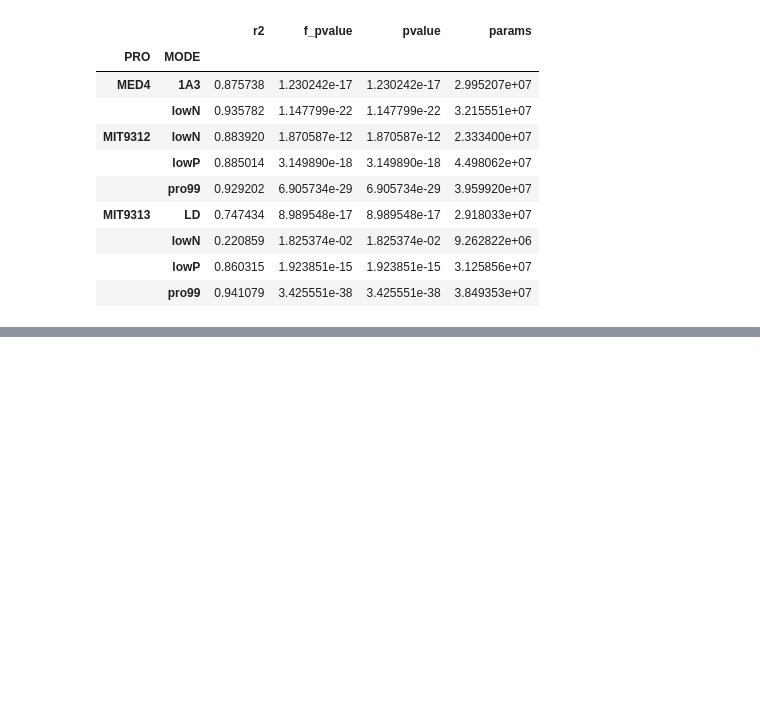
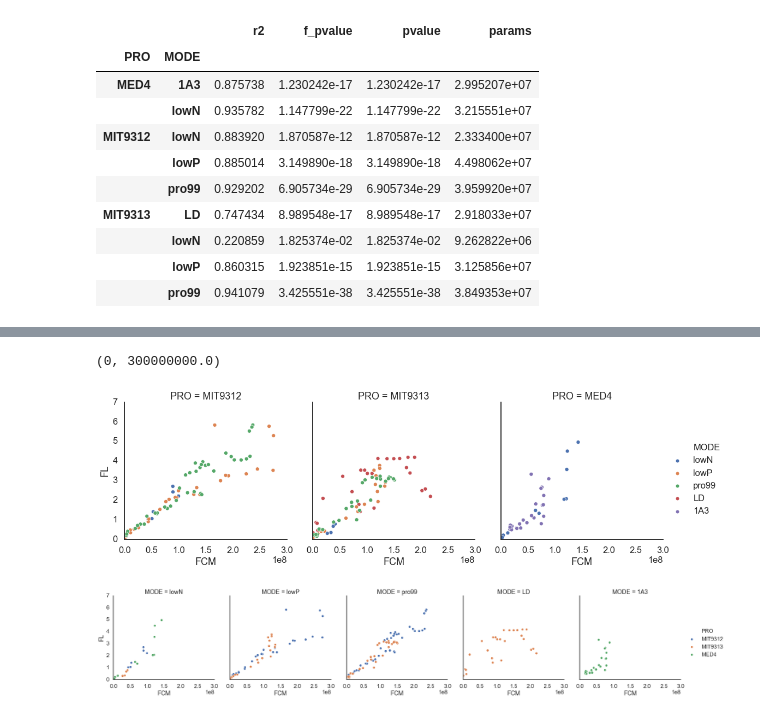
Before and after one commit to wosnat/ccpa, a Jupyter notebook: ccpa_fcm_fl.ipynb, the cells around one changed output, grey strips where cells are left out. Saved outputs shown, nothing was run; the diff lists cells and outputs as text; code cells hidden in the pictures; blank space fills up the shorter version.

```diff
--- a/ccpa_fcm_fl.ipynb
+++ b/ccpa_fcm_fl.ipynb
@@ -472,3 +477,10 @@ MIT9313  0.815836  5.447234e-62  5.447234e-62  3.195992e+07
 |  | lowN | 0.220859 | 1.825374e-02 | 1.825374e-02 | 9.262822e+06 |
 |  | lowP | 0.860315 | 1.923851e-15 | 1.923851e-15 | 3.125856e+07 |
 |  | pro99 | 0.941079 | 3.425551e-38 | 3.425551e-38 | 3.849353e+07 |
+# %%
+d = df.loc[df.METHOD == 'FL']
+def get_max_day(x):
+    maxidx = x['VALUE'].idxmax()
+    maxday = x.loc[maxidx]['day']
+    return maxday
+max_days = d.groupby('EXP').apply(get_max_day)
@@ -474,0 +496,2 @@ MIT9313  0.815836  5.447234e-62  5.447234e-62  3.195992e+07
+# %%
+decline_compdf = compdf.loc[compdf['day'] >= max_days[compdf['EXP']].values]
@@ -474,0 +551,13 @@ MIT9313  0.815836  5.447234e-62  5.447234e-62  3.195992e+07
+# %%
+sns.set_context('talk')
+sns.set_style('white')
+sns.relplot(data=decline_compdf, x='FCM', y='FL', col='PRO', hue='MODE', s=50)
+plt.ylim(0)
+plt.xlim(0)
+sns.relplot(data=decline_compdf, x='FCM', y='FL', col='MODE', hue='PRO', s=50)
+plt.ylim(0)
+plt.xlim(0)
+# %% [output]
+(0, 300000000.0)
+[figure, added]
+[figure, added]
```
Also changed, not shown: parts of 12 cells of this notebook, 1 other file.
